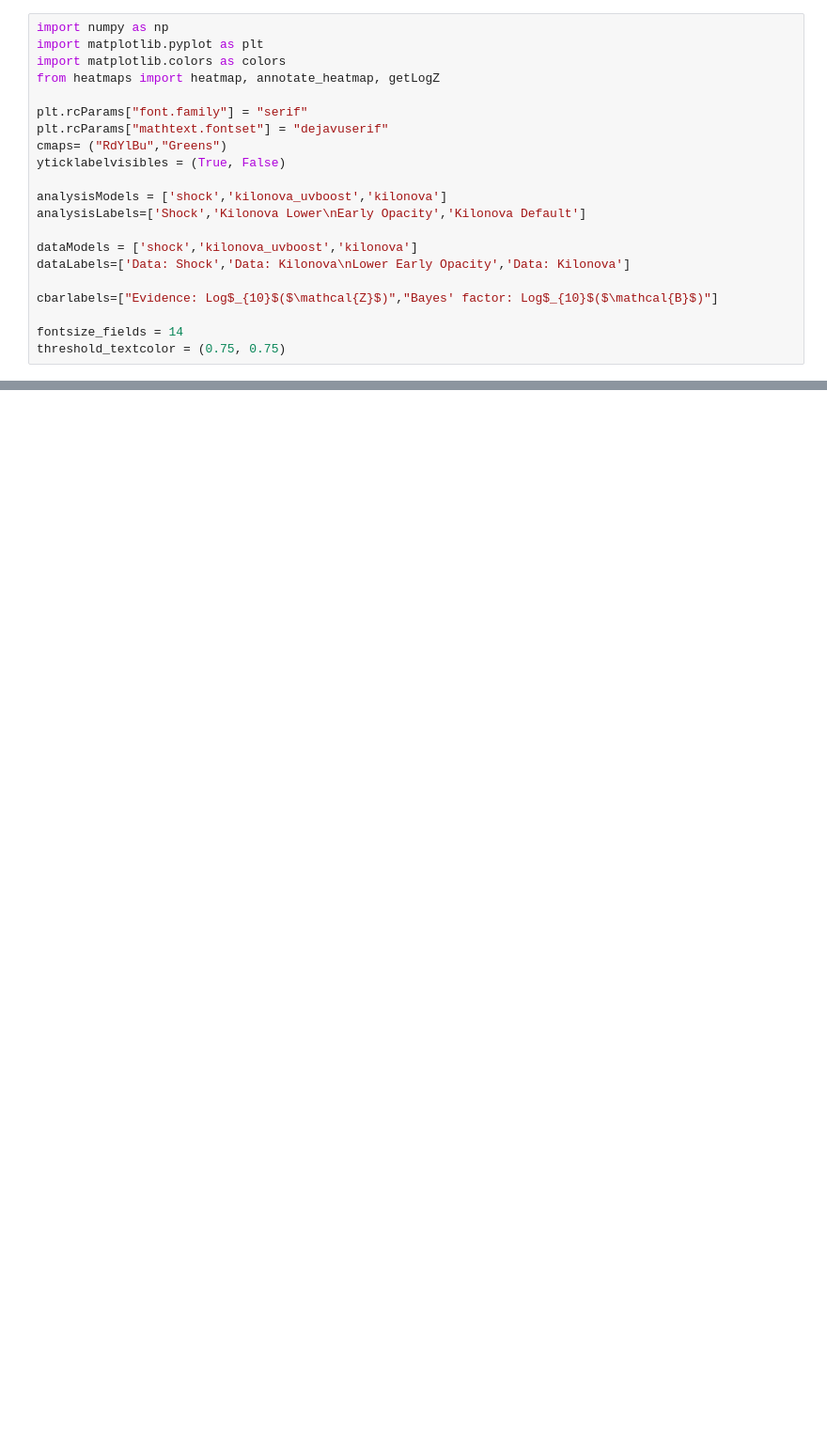
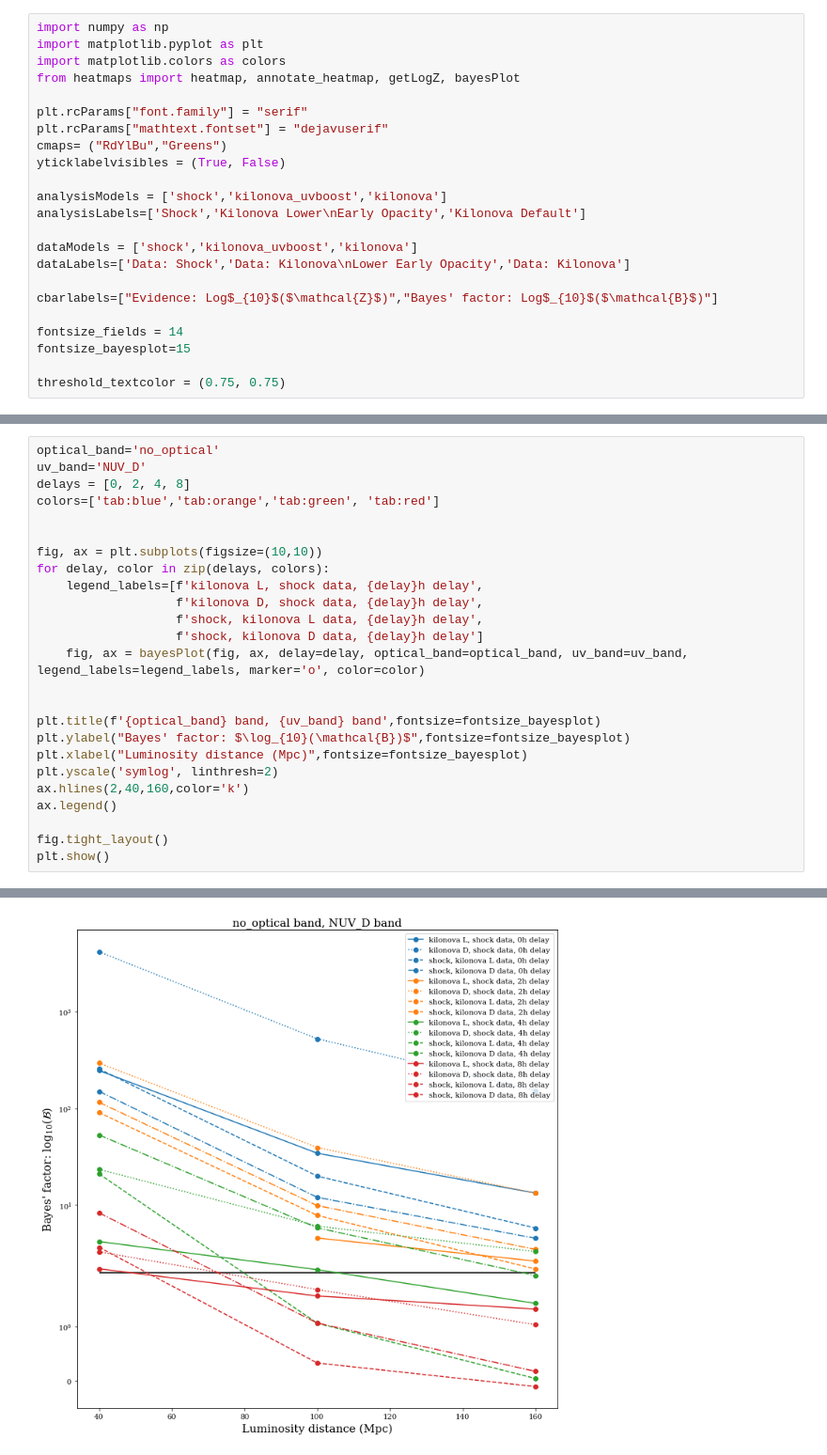
Before and after one commit to Basdorsman/kilonova-bayesian-analysis, a Jupyter notebook: post_processing/Heatmaps.ipynb, the cells around one changed output, grey strips where cells are left out. Shown at 94% size. Drawn from its saved outputs; the diff is of its cells as text; blank space fills up the shorter version.

Commit message:
added new bayes factor plots and a python file to review input data

```diff
--- a/post_processing/Heatmaps.ipynb
+++ b/post_processing/Heatmaps.ipynb
@@ -2,7 +2,7 @@
 import numpy as np
 import matplotlib.pyplot as plt
 import matplotlib.colors as colors
-from heatmaps import heatmap, annotate_heatmap, getLogZ
+from heatmaps import heatmap, annotate_heatmap, getLogZ, bayesPlot
 
 plt.rcParams["font.family"] = "serif"
 plt.rcParams["mathtext.fontset"] = "dejavuserif"
@@ -18,6 +18,8 @@ dataLabels=['Data: Shock','Data: Kilonova\nLower Early Opacity','Data: Kilonova'
 cbarlabels=["Evidence: Log$_{10}$($\mathcal{Z}$)","Bayes' factor: Log$_{10}$($\mathcal{B}$)"]
 
 fontsize_fields = 14
+fontsize_bayesplot=15
+
 threshold_textcolor = (0.75, 0.75)
 # %%
 dist = 160
@@ -240,0 +213,26 @@ No results available for kilonova_uvboostmodel kilonovadata dist=40 delay=2
+# %%
+optical_band='no_optical'
+uv_band='NUV_D'
+delays = [0, 2, 4, 8]
+colors=['tab:blue','tab:orange','tab:green', 'tab:red']
+
+
+fig, ax = plt.subplots(figsize=(10,10))
+for delay, color in zip(delays, colors):
+    legend_labels=[f'kilonova L, shock data, {delay}h delay',
+                   f'kilonova D, shock data, {delay}h delay',
+                   f'shock, kilonova L data, {delay}h delay',
+                   f'shock, kilonova D data, {delay}h delay']
+    fig, ax = bayesPlot(fig, ax, delay=delay, optical_band=optical_band, uv_band=uv_band, legend_labels=legend_labels, marker='o', color=color)
+
+
+plt.title(f'{optical_band} band, {uv_band} band',fontsize=fontsize_bayesplot)
+plt.ylabel("Bayes' factor: $\log_{10}(\mathcal{B})$",fontsize=fontsize_bayesplot)
+plt.xlabel("Luminosity distance (Mpc)",fontsize=fontsize_bayesplot)
+plt.yscale('symlog', linthresh=2)
+ax.hlines(2,40,160,color='k')
+ax.legend()
+
+fig.tight_layout()
+plt.show()
+# %% [output]
@@ -240,0 +256 @@ No results available for kilonova_uvboostmodel kilonovadata dist=40 delay=2
+[figure, added]
```
Also changed, not shown: parts of 9 cells of this notebook, 3 other files.
